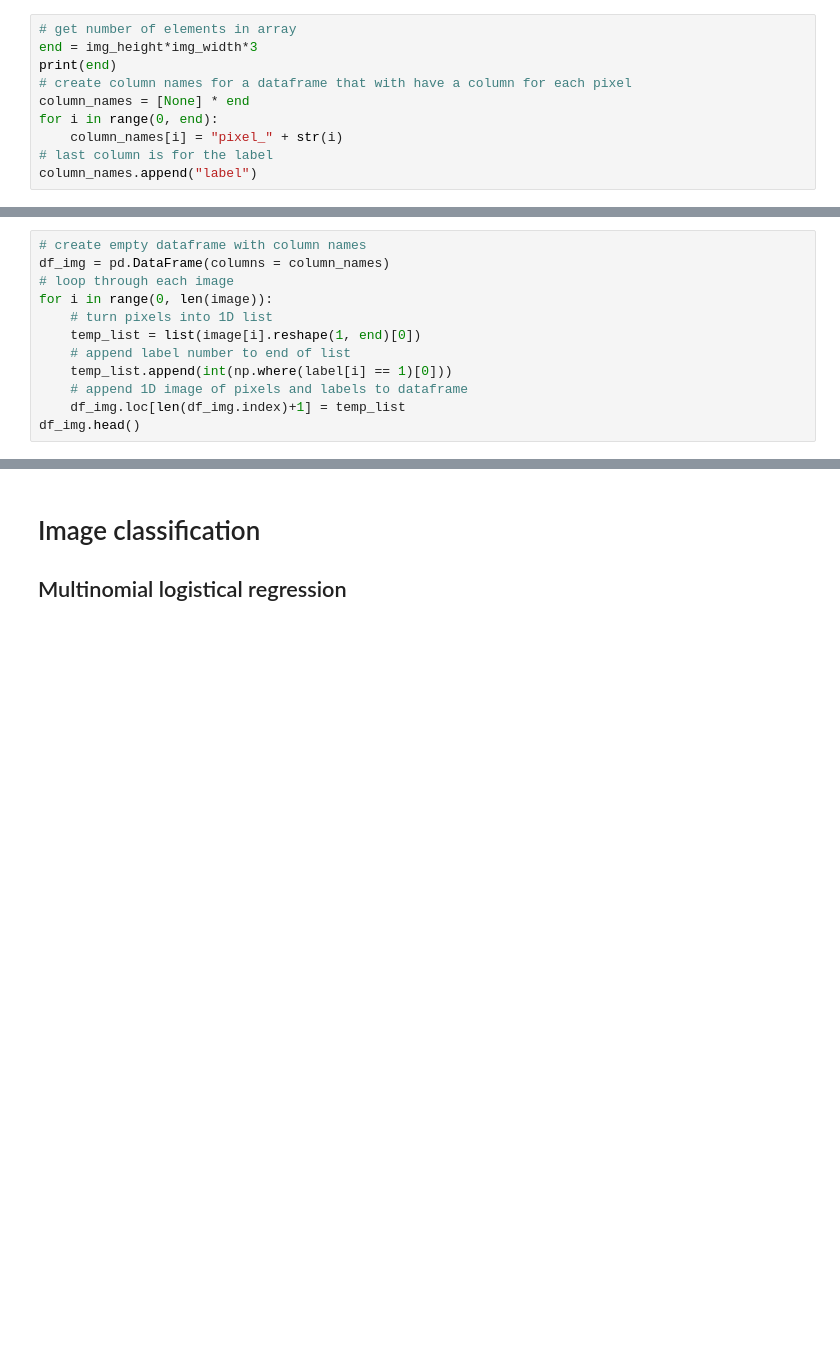
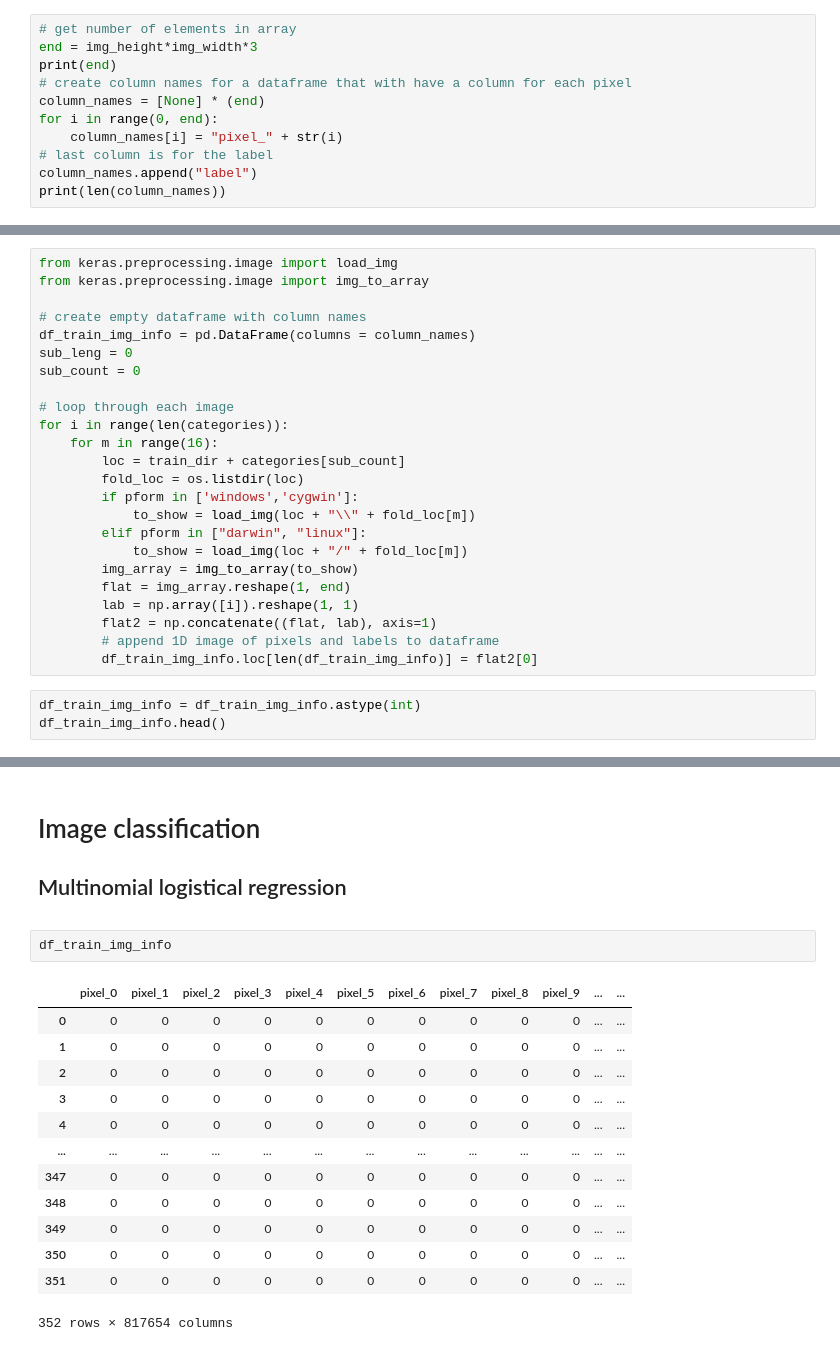
Before and after one commit to LuciaIllari/GSpy_glitch_classification, a Jupyter notebook: glitch_class_ver1.ipynb, the cells around one changed output, grey strips where cells are left out. Drawn from its saved outputs; the diff is of its cells as text; blank space fills up the shorter version.

Commit message:
Update glitch_class_ver1.ipynb
converting images to 1D pixels of arrays and creating a dataframe of these values successfully works

```diff
--- a/glitch_class_ver1.ipynb
+++ b/glitch_class_ver1.ipynb
@@ -271,10 +272,11 @@ Label: Wandering_Line
 end = img_height*img_width*3
 print(end)
 # create column names for a dataframe that with have a column for each pixel
-column_names = [None] * end
+column_names = [None] * (end)
 for i in range(0, end):
     column_names[i] = "pixel_" + str(i)
 # last column is for the label
 column_names.append("label")
+print(len(column_names))
 # %% [output]
 817653
@@ -281,12 +283,0 @@ column_names.append("label")
-# %%
-# create empty dataframe with column names
-df_img = pd.DataFrame(columns = column_names)
-# loop through each image
-for i in range(0, len(image)):
-    # turn pixels into 1D list
-    temp_list = list(image[i].reshape(1, end)[0])
-    # append label number to end of list
-    temp_list.append(int(np.where(label[i] == 1)[0]))
-    # append 1D image of pixels and labels to dataframe
-    df_img.loc[len(df_img.index)+1] = temp_list
-df_img.head()
@@ -308,0 +284,27 @@ image.shape
+# %%
+from keras.preprocessing.image import load_img
+from keras.preprocessing.image import img_to_array
+
+# create empty dataframe with column names
+df_train_img_info = pd.DataFrame(columns = column_names)
+sub_leng = 0
+sub_count = 0
+
+# loop through each image
+for i in range(len(categories)):
+    for m in range(16):
+        loc = train_dir + categories[sub_count]
+        fold_loc = os.listdir(loc)
+        if pform in ['windows','cygwin']:
+            to_show = load_img(loc + "\\" + fold_loc[m])
+        elif pform in ["darwin", "linux"]:
+            to_show = load_img(loc + "/" + fold_loc[m])
+        img_array = img_to_array(to_show)
+        flat = img_array.reshape(1, end)
+        lab = np.array([i]).reshape(1, 1)
+        flat2 = np.concatenate((flat, lab), axis=1)
+        # append 1D image of pixels and labels to dataframe
+        df_train_img_info.loc[len(df_train_img_info)] = flat2[0]
+# %%
+df_train_img_info = df_train_img_info.astype(int)
+df_train_img_info.head()
@@ -381,3 +391,19 @@ hm1.set_title("Correlation of metadata for glitches");
 
 ## Multinomial logistical regression
 <a id = "logit"></a>
+# %%
+df_train_img_info
+# %% [output]
+|  | pixel_0 | pixel_1 | pixel_2 | pixel_3 | pixel_4 | pixel_5 | pixel_6 | pixel_7 | pixel_8 | pixel_9 | ... | ... |
+| 0 | 0 | 0 | 0 | 0 | 0 | 0 | 0 | 0 | 0 | 0 | ... | ... |
+| 1 | 0 | 0 | 0 | 0 | 0 | 0 | 0 | 0 | 0 | 0 | ... | ... |
+| 2 | 0 | 0 | 0 | 0 | 0 | 0 | 0 | 0 | 0 | 0 | ... | ... |
+| 3 | 0 | 0 | 0 | 0 | 0 | 0 | 0 | 0 | 0 | 0 | ... | ... |
+| 4 | 0 | 0 | 0 | 0 | 0 | 0 | 0 | 0 | 0 | 0 | ... | ... |
+| ... | ... | ... | ... | ... | ... | ... | ... | ... | ... | ... | ... | ... |
+| 347 | 0 | 0 | 0 | 0 | 0 | 0 | 0 | 0 | 0 | 0 | ... | ... |
+| 348 | 0 | 0 | 0 | 0 | 0 | 0 | 0 | 0 | 0 | 0 | ... | ... |
+| 349 | 0 | 0 | 0 | 0 | 0 | 0 | 0 | 0 | 0 | 0 | ... | ... |
+| 350 | 0 | 0 | 0 | 0 | 0 | 0 | 0 | 0 | 0 | 0 | ... | ... |
+| 351 | 0 | 0 | 0 | 0 | 0 | 0 | 0 | 0 | 0 | 0 | ... | ... |
+352 rows × 817654 columns
```
Also changed, not shown: parts of 8 cells of this notebook.
